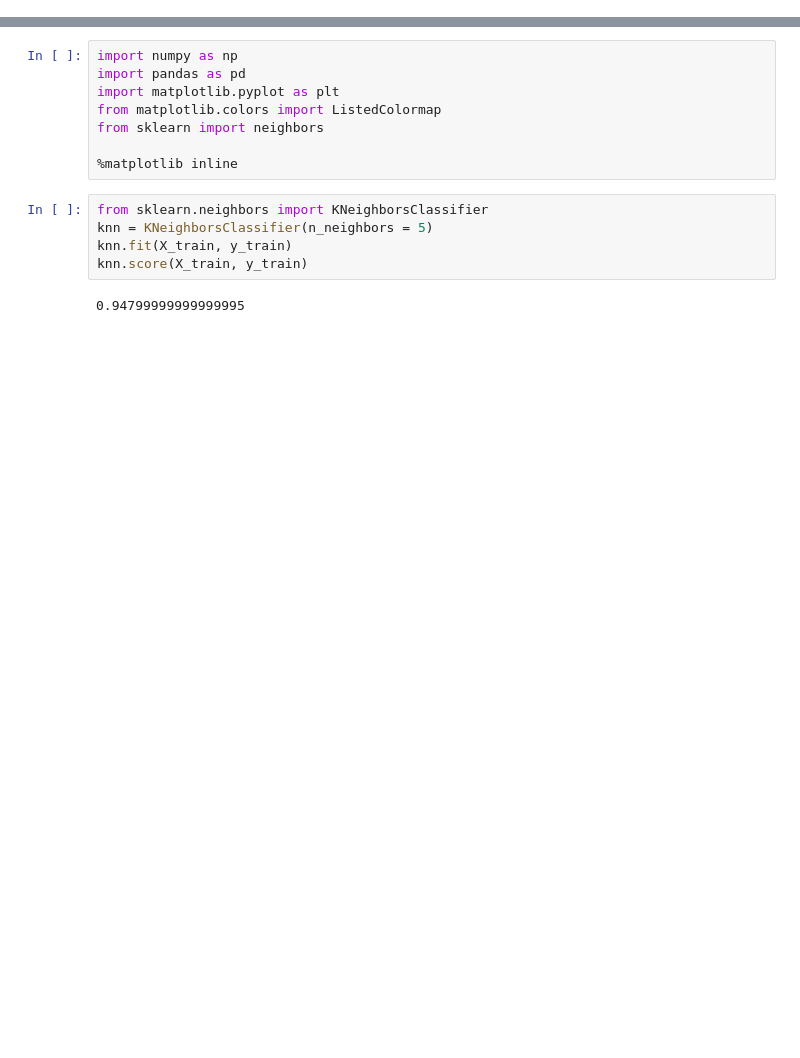
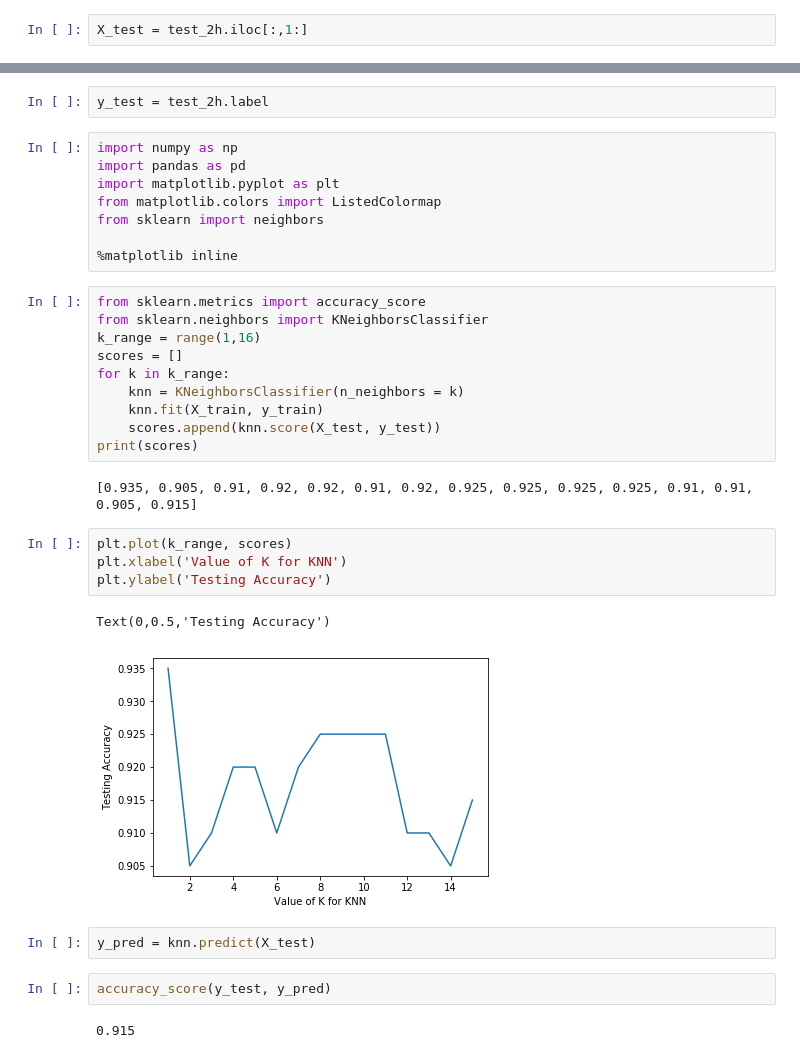
Before and after one commit to linhmai1603/info213, a Jupyter notebook: INFO213-Assignment2.ipynb, the cells around one changed output, grey strips where cells are left out. Saved outputs shown, nothing was run; the diff lists cells and outputs as text; blank space fills up the shorter version.

```diff
--- a/INFO213-Assignment2.ipynb
+++ b/INFO213-Assignment2.ipynb
@@ -306,8 +337,12 @@ X_train.head()
 | 3 | 0 | 0 | 0 | 0 | 0 | 0 | 0 | 0 | 0 | 0 | ... | ... |
 | 4 | 0 | 0 | 0 | 0 | 0 | 0 | 0 | 0 | 0 | 0 | ... | ... |
 5 rows × 784 columns
+# %%
+X_test = test_2h.iloc[:,1:]
 # %%
 y_train = train_4k.label
+# %%
+y_test = test_2h.label
 # %%
 import numpy as np
 import pandas as pd
@@ -317,9 +352,27 @@ from sklearn import neighbors
 
 %matplotlib inline
 # %%
+from sklearn.metrics import accuracy_score
 from sklearn.neighbors import KNeighborsClassifier
-knn = KNeighborsClassifier(n_neighbors = 5)
-knn.fit(X_train, y_train)
-knn.score(X_train, y_train)
+k_range = range(1,16)
+scores = []
+for k in k_range:
+    knn = KNeighborsClassifier(n_neighbors = k)
+    knn.fit(X_train, y_train)
+    scores.append(knn.score(X_test, y_test))
+print(scores)
 # %% [output]
-0.94799999999999995
+[0.935, 0.905, 0.91, 0.92, 0.92, 0.91, 0.92, 0.925, 0.925, 0.925, 0.925, 0.91, 0.91, 0.905, 0.915]
+# %%
+plt.plot(k_range, scores)
+plt.xlabel('Value of K for KNN')
+plt.ylabel('Testing Accuracy')
+# %% [output]
+Text(0,0.5,'Testing Accuracy')
+[figure, added]
+# %%
+y_pred = knn.predict(X_test)
+# %%
+accuracy_score(y_test, y_pred)
+# %% [output]
+0.915
```
Also changed, not shown: parts of 15 cells of this notebook, 1 other file.
